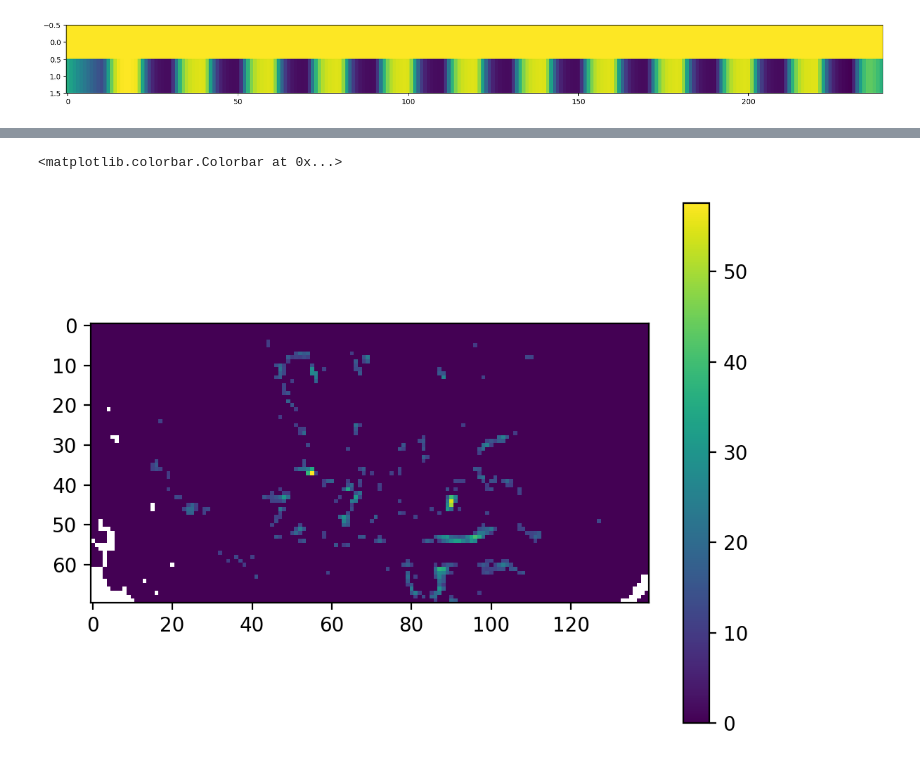
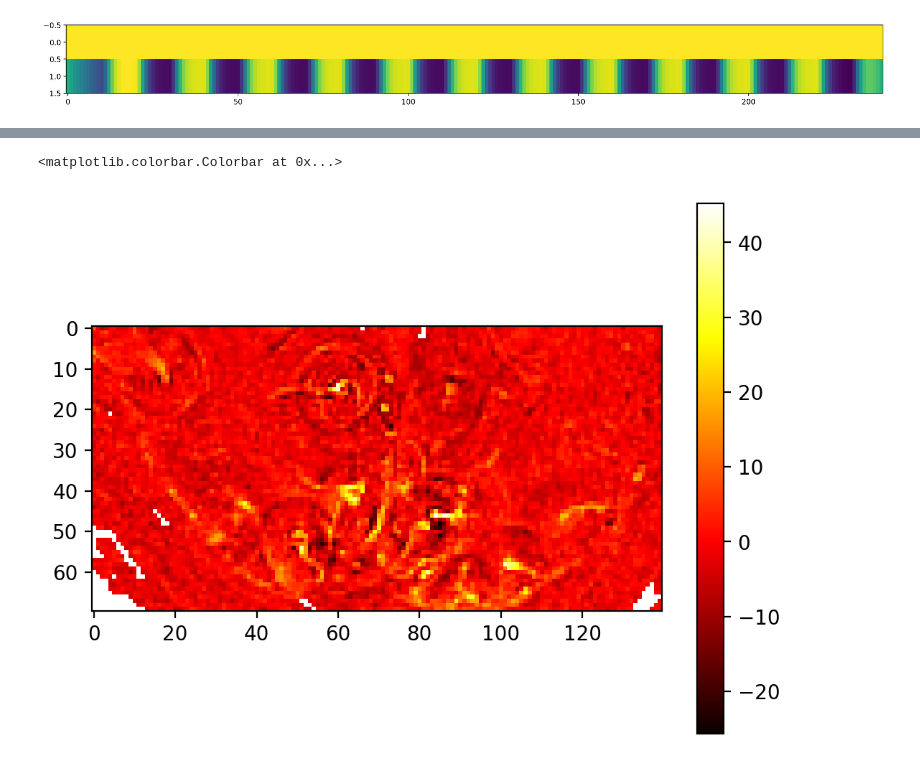
Before and after one commit to praveenivp/Blobology, a Jupyter notebook: Blobology/GLMandNULLDist.ipynb, the cells around one changed output, grey strips where cells are left out. Cells and saved outputs as stored; diff of their text form; code cells hidden in the pictures.

```diff
--- a/Blobology/GLMandNULLDist.ipynb
+++ b/Blobology/GLMandNULLDist.ipynb
@@ -26,26 +49,27 @@ plt.imshow(D.transpose(),aspect=10)
 # %%
 # Estimate beta real beta
 def myGLM(D,V,constrast=[0,1]):
     # D is design matrix and V is time series data
     Dinv=np.linalg.pinv(D)
     imsz=V.shape
     V2=V.copy().reshape([imsz[0]*imsz[1]*imsz[2],imsz[3]])
     Beta=V2@Dinv.transpose()
     con=Beta@np.array(constrast).transpose()
     con=con.reshape(imsz[0:-1])
     res=V2-Beta@D.transpose()
     var=np.var(res,axis=1)
     var=var.reshape(imsz[0:-1])
     np.seterr(divide='ignore', invalid='ignore')
-    ZScores=con/np.sqrt(var)
+    ZScores=(con-np.mean(con))/np.sqrt(var)
 
     return Beta,ZScores
 beta,Zscores=myGLM(D,V)
-plt.imshow(Zscores[:,:,1]*np.float32(Zscores[:,:,1]>10))
+# plt.imshow(Zscores[:,:,1]*np.float32(Zscores[:,:,1]>10))
+plt.imshow(Zscores[:,:,5],cmap=plt.cm.hot)
 plt.colorbar()
 # %% [output]
 <matplotlib.colorbar.Colorbar at 0x...>
-[figure, old version]
+[figure, new version]
 # %%
 import matplotlib
 plt.rcParams['figure.dpi'] = 200
```
Also changed, not shown: parts of 9 cells of this notebook.
